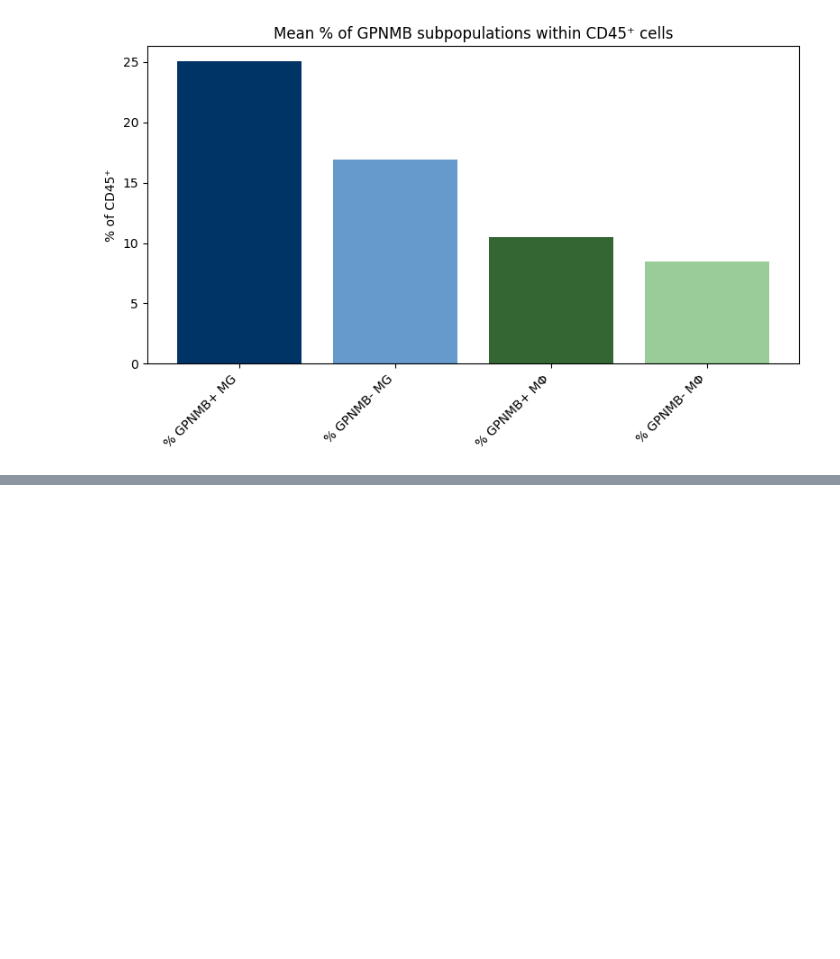
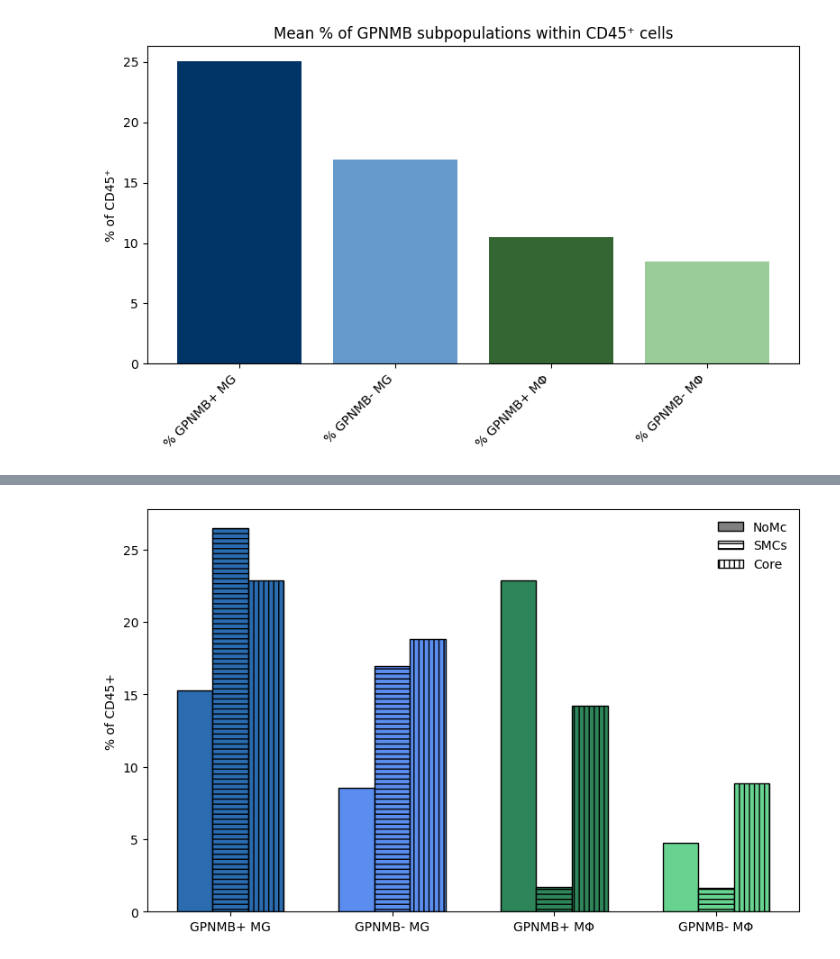
Before and after one commit to sadeghetemad/nencki-image-segmentation, a Jupyter notebook: notebooks/downstream_patient_analysis.ipynb, the cells around one changed output, grey strips where cells are left out. Saved outputs shown, nothing was run; the diff lists cells and outputs as text; code cells hidden in the pictures; blank space fills up the shorter version.

```diff
--- a/notebooks/downstream_patient_analysis.ipynb
+++ b/notebooks/downstream_patient_analysis.ipynb
@@ -181,0 +265,11 @@ for idx, row in final_results.iterrows():
+# %%
+def classify_stratum(name):
+    if name == "No malignant cells":
+        return "NoMC"
+    elif name == "Single malignant cells":
+        return "SMCs"
+    else:
+        return "Core"
+
+mapping_df["Stratum"] = mapping_df["Name"].apply(classify_stratum)
+mapping_df
@@ -181,0 +294,7 @@ for idx, row in final_results.iterrows():
+# %%
+final_results = final_results.merge(
+    mapping_df,
+    on=["biopsy_number", "position"],
+    how="left"
+)
+final_results
@@ -181,0 +319,65 @@ for idx, row in final_results.iterrows():
+# %%
+pop_cols = [
+    "% GPNMB+ MG",
+    "% GPNMB- MG",
+    "% GPNMB+ MΦ",
+    "% GPNMB- MΦ"
+]
+
+exclude_names = ["Hemispheric pHGG", "Pilocytic astrocytoma"]
+
+df_req3 = final_results[~final_results["Name"].isin(exclude_names)].copy()
+
+grouped = (
+    df_req3
+    .dropna(subset=pop_cols)
+    .groupby("Stratum")[pop_cols]
+    .mean()
+)
+
+strata_order = ["NoMC", "SMCs", "Core"]
+grouped = grouped.reindex(strata_order)
+
+x = np.arange(len(pop_cols))
+width = 0.22
+
+colors = ["#2b6cb0", "#5a8dee", "#2f855a", "#68d391"]
+
+fig, ax = plt.subplots(figsize=(8,5))
+
+for i, pop in enumerate(pop_cols):
+    for j, stratum in enumerate(strata_order):
+
+        value = grouped.loc[stratum, pop]
+
+        hatch_style = None
+        if stratum == "SMCs":
+            hatch_style = "---"
+        elif stratum == "Core":
+            hatch_style = "|||"
+
+        ax.bar(
+            x[i] + (j-1)*width,
+            value,
+            width,
+            color=colors[i],
+            edgecolor="black",
+            hatch=hatch_style
+        )
+
+ax.set_xticks(x)
+ax.set_xticklabels(["GPNMB+ MG", "GPNMB- MG", "GPNMB+ MΦ", "GPNMB- MΦ"])
+ax.set_ylabel("% of CD45+")
+
+legend_elements = [
+    Patch(facecolor="gray", edgecolor="black", label="NoMc"),
+    Patch(facecolor="white", edgecolor="black", hatch="---", label="SMCs"),
+    Patch(facecolor="white", edgecolor="black", hatch="|||", label="Core"),
+]
+
+ax.legend(handles=legend_elements, frameon=False)
+
+plt.tight_layout()
+plt.show()
+# %% [output]
+[figure, added]
```
Also changed, not shown: parts of 11 cells of this notebook.
